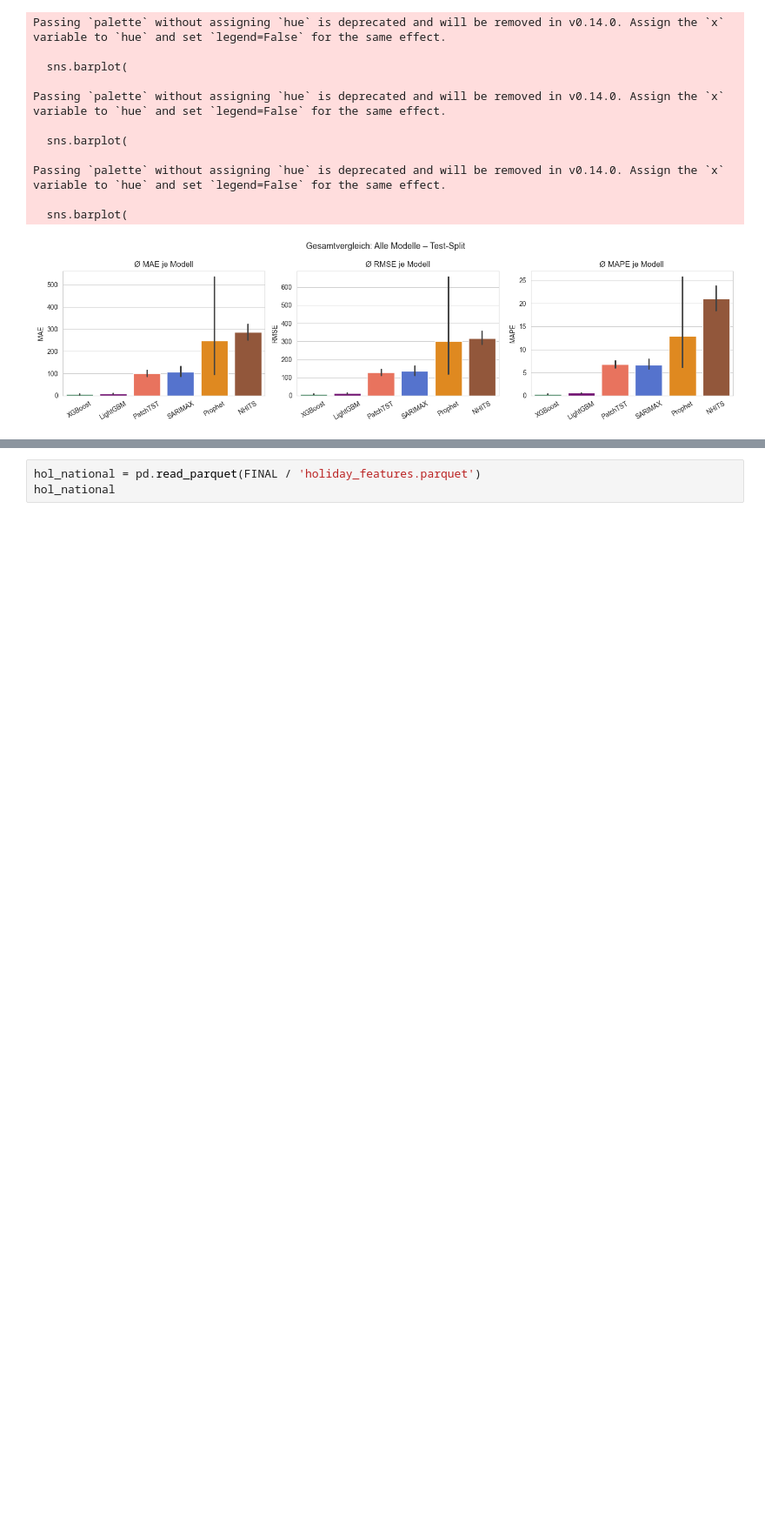
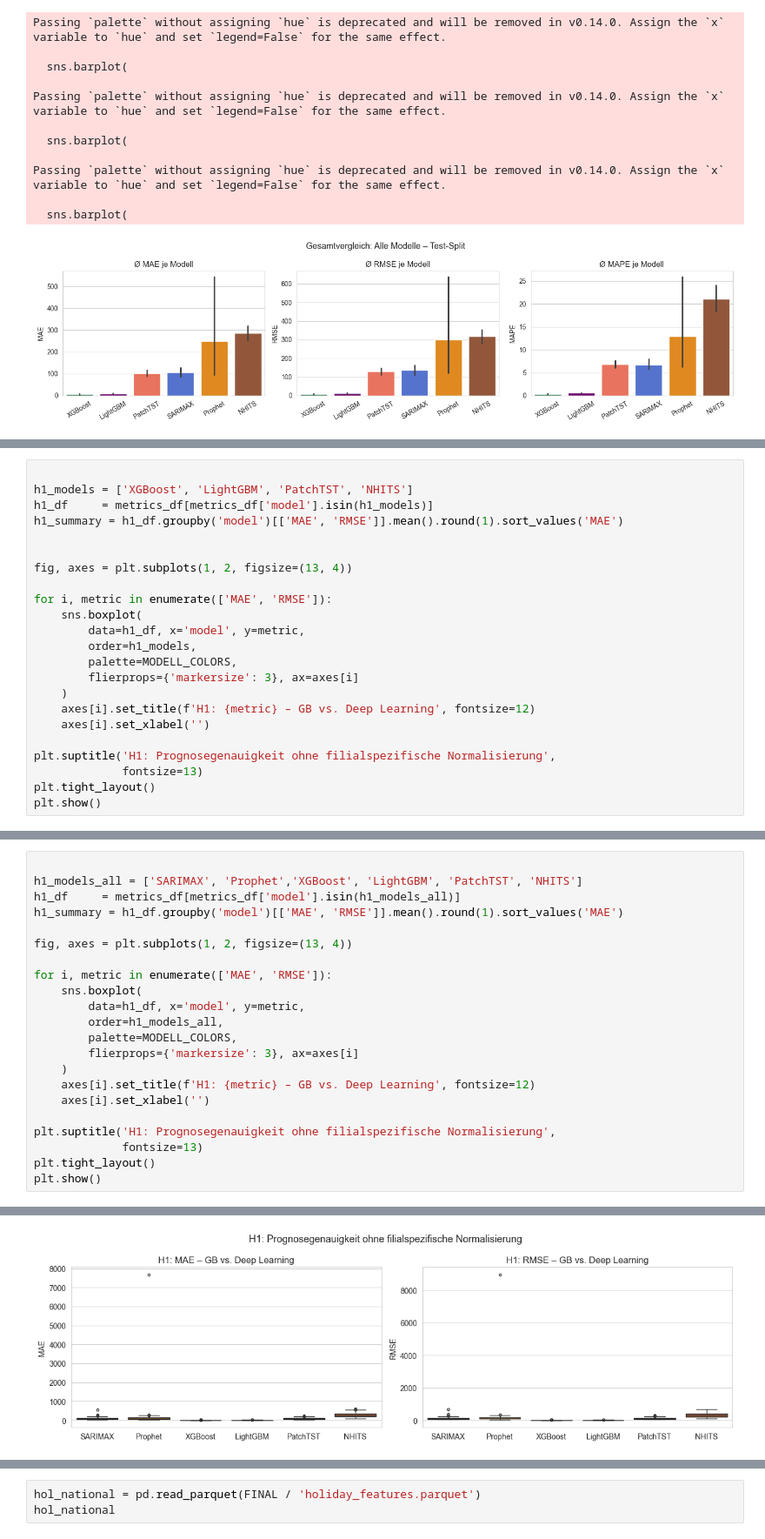
Before and after one commit to MadMax199/E-Commerce-Time-Series-Forecasting, a Jupyter notebook: 04_notebooks/06_hyptohesen_analyse.ipynb, the cells around one changed output, grey strips where cells are left out. Shown at 87% size. Cells and saved outputs as stored; diff of their text form; blank space fills up the shorter version.

```diff
--- a/04_notebooks/06_hyptohesen_analyse.ipynb
+++ b/04_notebooks/06_hyptohesen_analyse.ipynb
@@ -174,0 +175,23 @@ Passing `palette` without assigning `hue` is deprecated and will be removed in v
+# %%
+
+h1_models = ['XGBoost', 'LightGBM', 'PatchTST', 'NHITS']
+h1_df     = metrics_df[metrics_df['model'].isin(h1_models)]
+h1_summary = h1_df.groupby('model')[['MAE', 'RMSE']].mean().round(1).sort_values('MAE')
+
+
+fig, axes = plt.subplots(1, 2, figsize=(13, 4))
+
+for i, metric in enumerate(['MAE', 'RMSE']):
+    sns.boxplot(
+        data=h1_df, x='model', y=metric,
+        order=h1_models,
+        palette=MODELL_COLORS,
+        flierprops={'markersize': 3}, ax=axes[i]
+    )
+    axes[i].set_title(f'H1: {metric} – GB vs. Deep Learning', fontsize=12)
+    axes[i].set_xlabel('')
+
+plt.suptitle('H1: Prognosegenauigkeit ohne filialspezifische Normalisierung',
+             fontsize=13)
+plt.tight_layout()
+plt.show()
@@ -174,0 +207,23 @@ Passing `palette` without assigning `hue` is deprecated and will be removed in v
+# %%
+
+h1_models_all = ['SARIMAX', 'Prophet','XGBoost', 'LightGBM', 'PatchTST', 'NHITS']
+h1_df     = metrics_df[metrics_df['model'].isin(h1_models_all)]
+h1_summary = h1_df.groupby('model')[['MAE', 'RMSE']].mean().round(1).sort_values('MAE')
+
+fig, axes = plt.subplots(1, 2, figsize=(13, 4))
+
+for i, metric in enumerate(['MAE', 'RMSE']):
+    sns.boxplot(
+        data=h1_df, x='model', y=metric,
+        order=h1_models_all,
+        palette=MODELL_COLORS,
+        flierprops={'markersize': 3}, ax=axes[i]
+    )
+    axes[i].set_title(f'H1: {metric} – GB vs. Deep Learning', fontsize=12)
+    axes[i].set_xlabel('')
+
+plt.suptitle('H1: Prognosegenauigkeit ohne filialspezifische Normalisierung',
+             fontsize=13)
+plt.tight_layout()
+plt.show()
+# %% [output]
@@ -174,0 +237 @@ Passing `palette` without assigning `hue` is deprecated and will be removed in v
+[figure, added]
```
Also changed, not shown: parts of 25 cells of this notebook, 2 other files.
